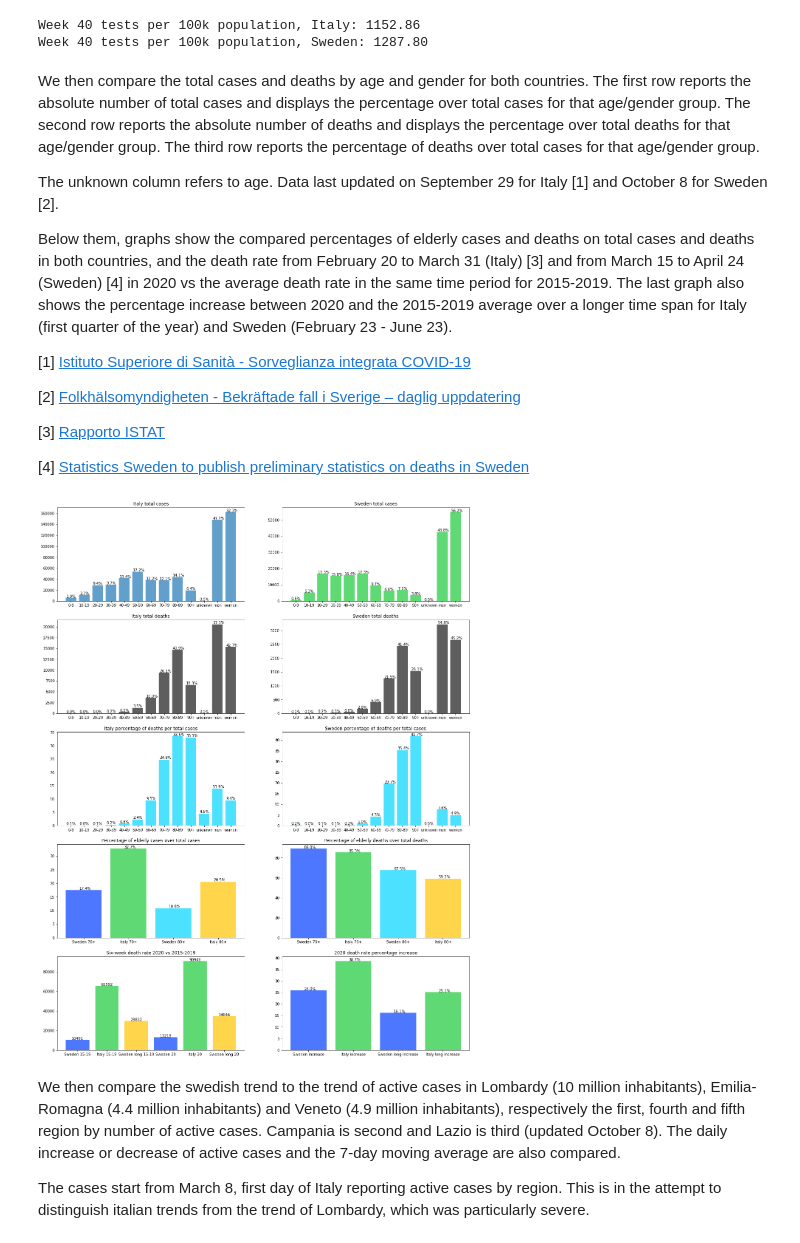
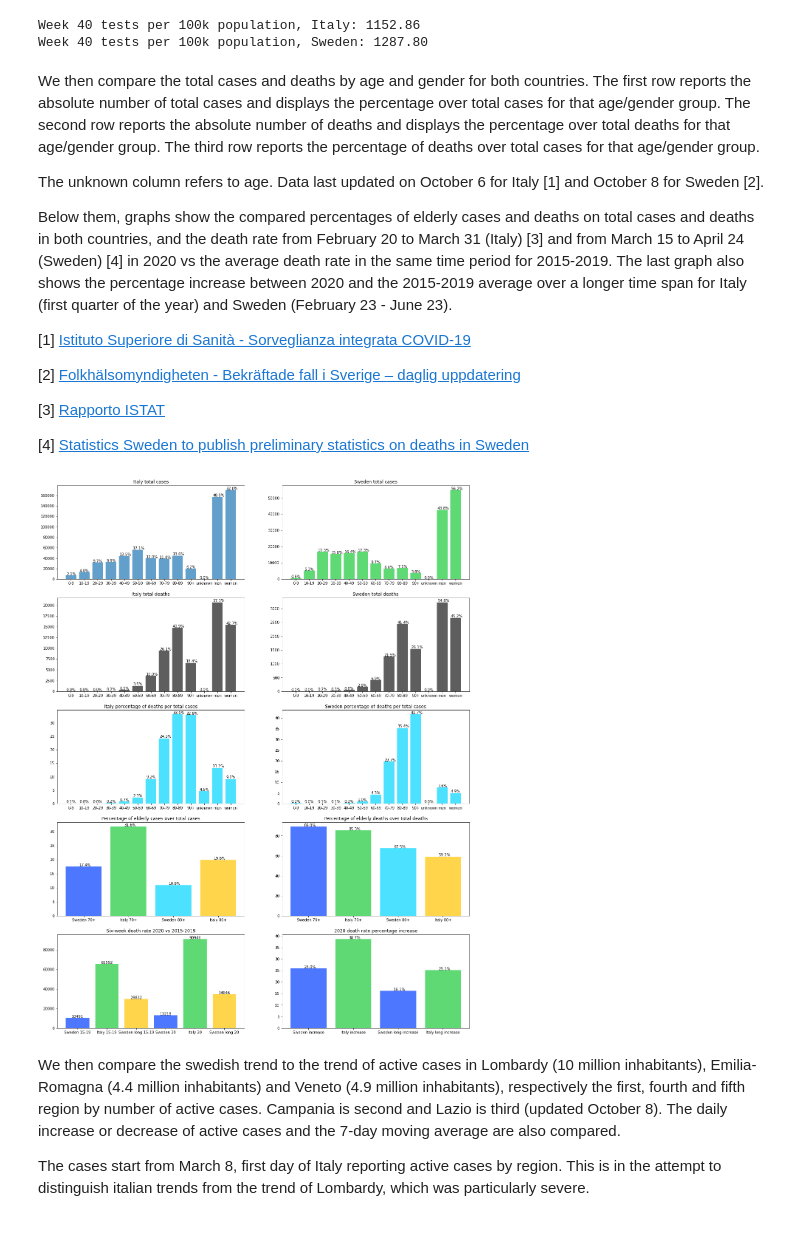
Before and after one commit to eera-l/Covid19-Sweden-Overview, a Jupyter notebook: c19-it-swe.ipynb, the cells around one changed output. Saved outputs shown, nothing was run; the diff lists cells and outputs as text; code cells hidden in the pictures.

Commit message:
added data for oct 9, 10 & 11

```diff
--- a/c19-it-swe.ipynb
+++ b/c19-it-swe.ipynb
@@ -569,7 +569,7 @@ We then compare the total cases and deaths by age and gender for both countries.
 The second row reports the absolute number of deaths and displays the percentage over total deaths for that age/gender group.
 The third row reports the percentage of deaths over total cases for that age/gender group.
 
-The unknown column refers to age. Data last updated on September 29 for Italy [1] and October 8 for Sweden [2].
+The unknown column refers to age. Data last updated on October 6 for Italy [1] and October 8 for Sweden [2].
 
 Below them, graphs show the compared percentages of elderly cases and deaths on total cases and deaths in both countries, and the death rate from February 20 to March 31 (Italy) [3] and from March 15 to April 24 (Sweden) [4] in 2020 vs the average death rate in the same time period for 2015-2019. The last graph also shows the percentage increase between 2020 and the 2015-2019 average over a longer time span for Italy (first quarter of the year) and Sweden (February 23 - June 23).
 
@@ -584,13 +584,13 @@ Below them, graphs show the compared percentages of elderly cases and deaths on
 import numpy as np
 import matplotlib.pyplot as plt
 
-it_tot_age = {'0-9': 5839, '10-19': 11372, '20-29': 29157, '30-39': 30022,
-              '40-49': 41658, '50-59': 53298, '60-69': 37810, '70-79': 37723,
-              '80-89': 43880, '90+': 19893, 'unknown': 22, 'total': 310674}
+it_tot_age = {'0-9': 6924, '10-19': 13209, '20-29': 31734, '30-39': 32384,
+              '40-49': 44161, '50-59': 55978, '60-69': 39429, '70-79': 38786,
+              '80-89': 44593, '90+': 20156, 'unknown': 22, 'total': 327376}
 
 it_d_age = {'0-9': 4, '10-19': 0, '20-29': 15, '30-39': 70,
-            '40-49': 318, '50-59': 1255, '60-69': 3599, '70-79': 9372,
-            '80-89': 14686, '90+': 6580, 'unknown': 1, 'total': 35900}
+            '40-49': 319, '50-59': 1263, '60-69': 3613, '70-79': 9409,
+            '80-89': 14736, '90+': 6621, 'unknown': 1, 'total': 36051}
 
 swe_tot_age = {'0-9': 747, '10-19': 5160, '20-29': 16872, '30-39': 15411,
               '40-49': 15961, '50-59': 16842, '60-69': 9506, '70-79': 6435,
@@ -600,9 +600,9 @@ swe_d_age = {'0-9': 2, '10-19': 0, '20-29': 10, '30-39': 18,
              '40-49': 45, '50-59': 166, '60-69': 409, '70-79': 1266,
              '80-89': 2440, '90+': 1536, 'unknown': 0, 'total': 5892}
 
-it_tot_gender = {'men': 148254, 'women': 162401, 'total': 310674}
+it_tot_gender = {'men': 157084, 'women': 170273, 'total': 327376}
 
-it_d_gender = {'men': 20581, 'women': 15319, 'total': 35900}
+it_d_gender = {'men': 20664, 'women': 15387, 'total': 36051}
 
 swe_tot_gender = {'men': 42687, 'women': 54838, 'total': 97532}
 
@@ -780,34 +780,34 @@ for i, v in enumerate(swe_dp_age_percent):
 ax6.set_title('Sweden percentage of deaths per total cases')
 
 ax7 = fig.add_subplot(527)
 ax7.bar(tot_old_percents.keys(), tot_old_percents.values(), color=list('bgcy'), alpha=0.7)
 for i, v in enumerate(tot_old_percents.values()):
     ax7.text(i - 0.1, v + 0.2, '{:.1f}%'.format(v),  color='black')
 ax7.set_title('Percentage of elderly cases over total cases')
 
 ax8 = fig.add_subplot(528)
 ax8.bar(old_percents.keys(), old_percents.values(), color=list('bgcy'), alpha=0.7)
 for i, v in enumerate(old_percents.values()):
     ax8.text(i - 0.1, v + 0.2, '{:.1f}%'.format(v),  color='black')
 ax8.set_title('Percentage of elderly deaths over total deaths')
 
 ax9 = fig.add_subplot(529)
 ax9.bar(yearly.keys(), yearly.values(), color=list('bgy'), alpha=0.7)
 for i, v in enumerate(yearly.values()):
     ax9.text(i - 0.2, v, '{0}'.format(v),  color='black')
 ax9.set_title('Six-week death rate 2020 vs 2015-2019')
 
 ax10 = fig.add_subplot(5, 2, 10)
 ax10.bar(yearly_increase.keys(), yearly_increase.values(), color=list('bg'), alpha=0.7)
 for i, v in enumerate(yearly_increase.values()):
     ax10.text(i - 0.1, v, '{:.1f}%'.format(v),  color='black')
 ax10.set_title('2020 death rate percentage increase')
 
 fig.set_figheight(27)
 fig.set_figwidth(20)
 plt.show()
 # %% [output]
-[figure, old version]
+[figure, new version]
 # %% [markdown]
 We then compare the swedish trend to the trend of active cases in Lombardy (10 million inhabitants), Emilia-Romagna (4.4 million inhabitants) and Veneto (4.9 million inhabitants), respectively the first, fourth and fifth region by number of active cases. Campania is second and Lazio is third (updated October 8). The daily increase or decrease of active cases and the 7-day moving average are also compared.
 
```
Also changed, not shown: parts of 9 cells of this notebook, 1 other file.
